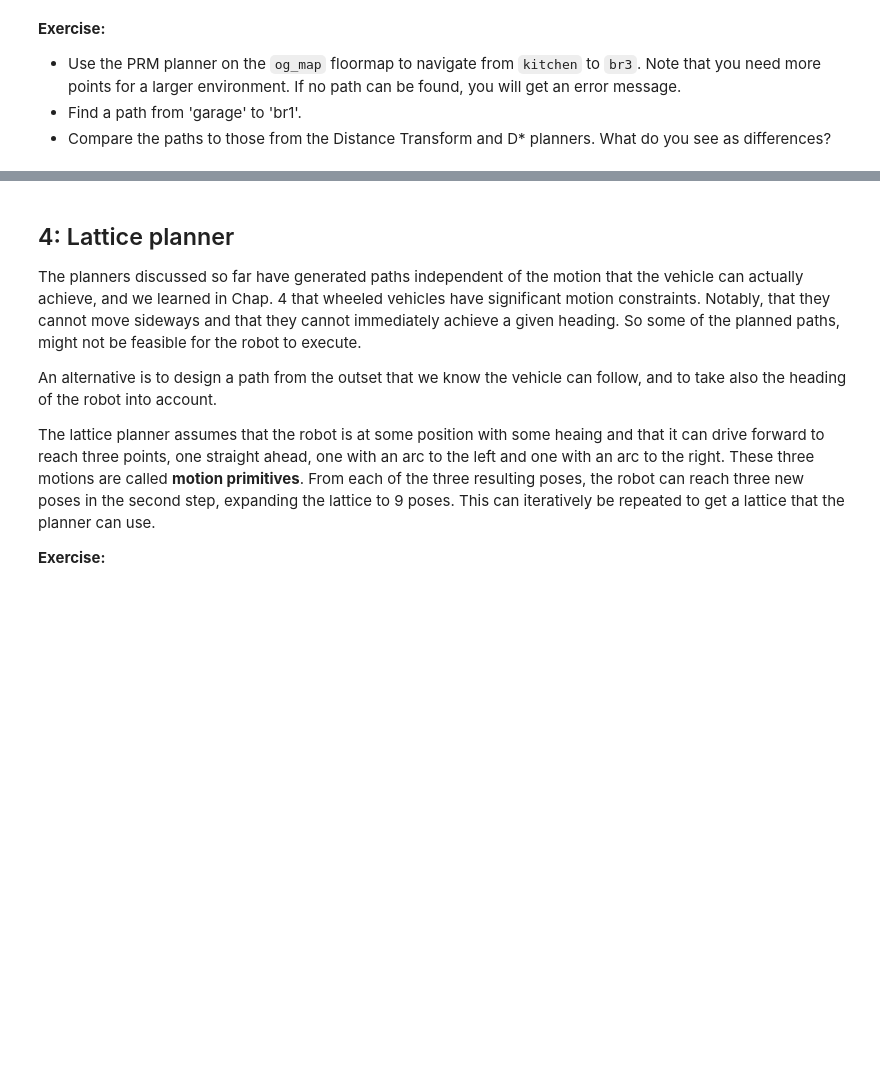
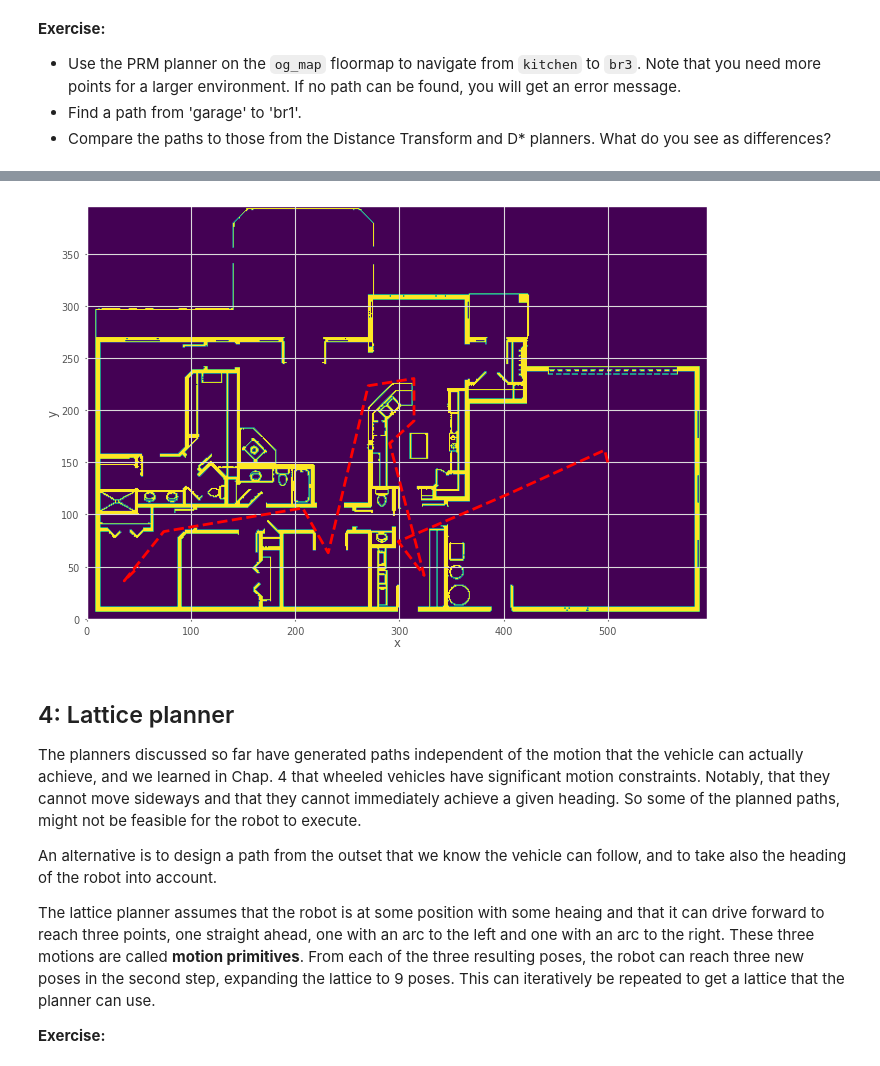
Before and after one commit to loganrower/FTE-Mobile_Robotics, a Jupyter notebook: Week3/t06_map_based_planning.ipynb, the cells around one changed output, grey strips where cells are left out. Saved outputs shown, nothing was run; the diff lists cells and outputs as text; code cells hidden in the pictures; blank space fills up the shorter version.

```diff
--- a/Week3/t06_map_based_planning.ipynb
+++ b/Week3/t06_map_based_planning.ipynb
@@ -741,3 +751,18 @@ Note: If a path is not found in the first attempt, rerunning the code helps sinc
+# %%
+# Make the path going from kitchen to Br3
+# the kitchen array
+garage = house['places']['garage']
+# Array for Br3
+Br3 = house['places']['br3']
+path = prm.query(start=(garage[0],garage[1]), goal=(Br3[0],Br3[1]))
+
+# Plot the path on the map
+fig,ax = plt.subplots(figsize=(8,8))
+plt.plot(path[:,0], path[:,1], 'r--', linewidth=2)
+og_map.plot(ax=ax)
+plt.show()
+# %% [output]
+[figure, added]
 # %% [markdown]
 ## 4: Lattice planner
 
```
Also changed, not shown: parts of 7 cells of this notebook.
